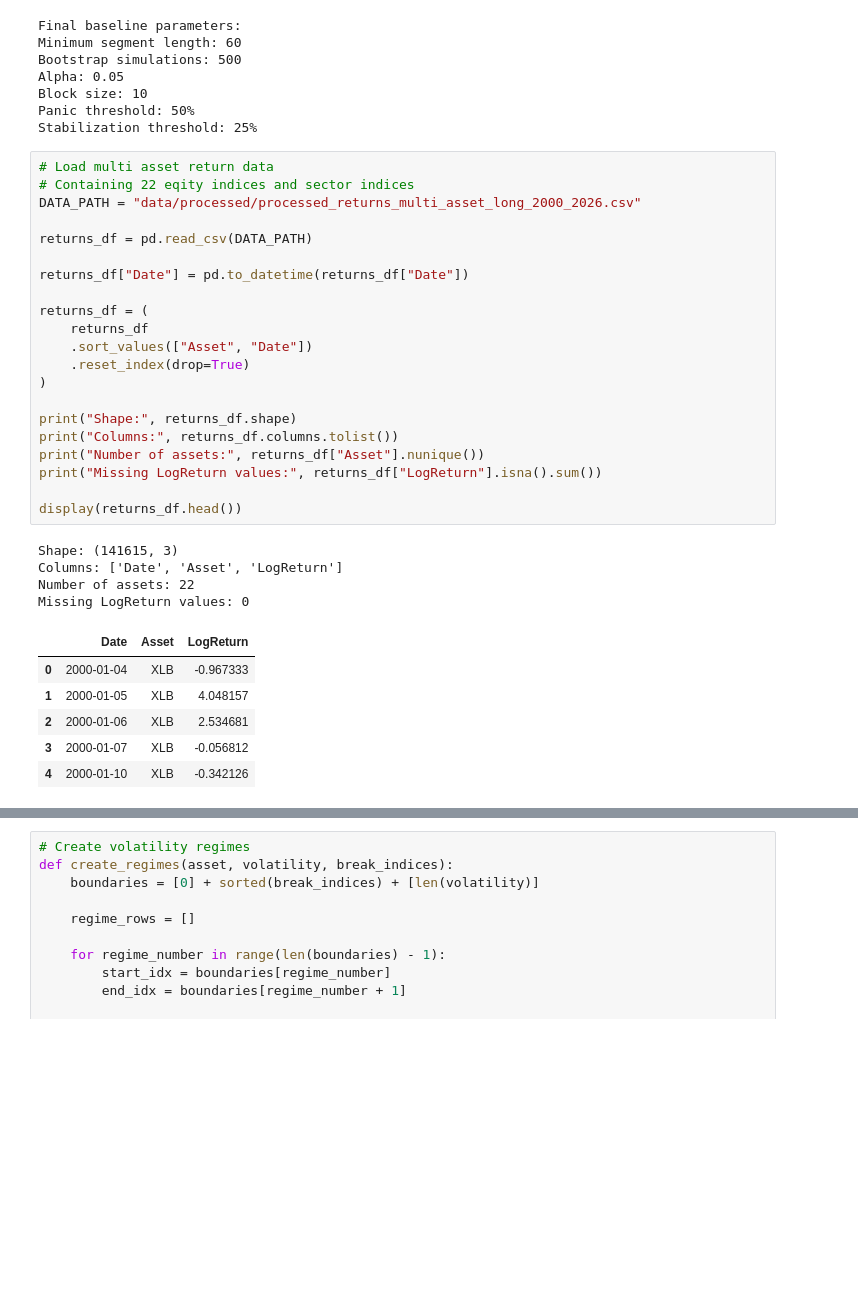
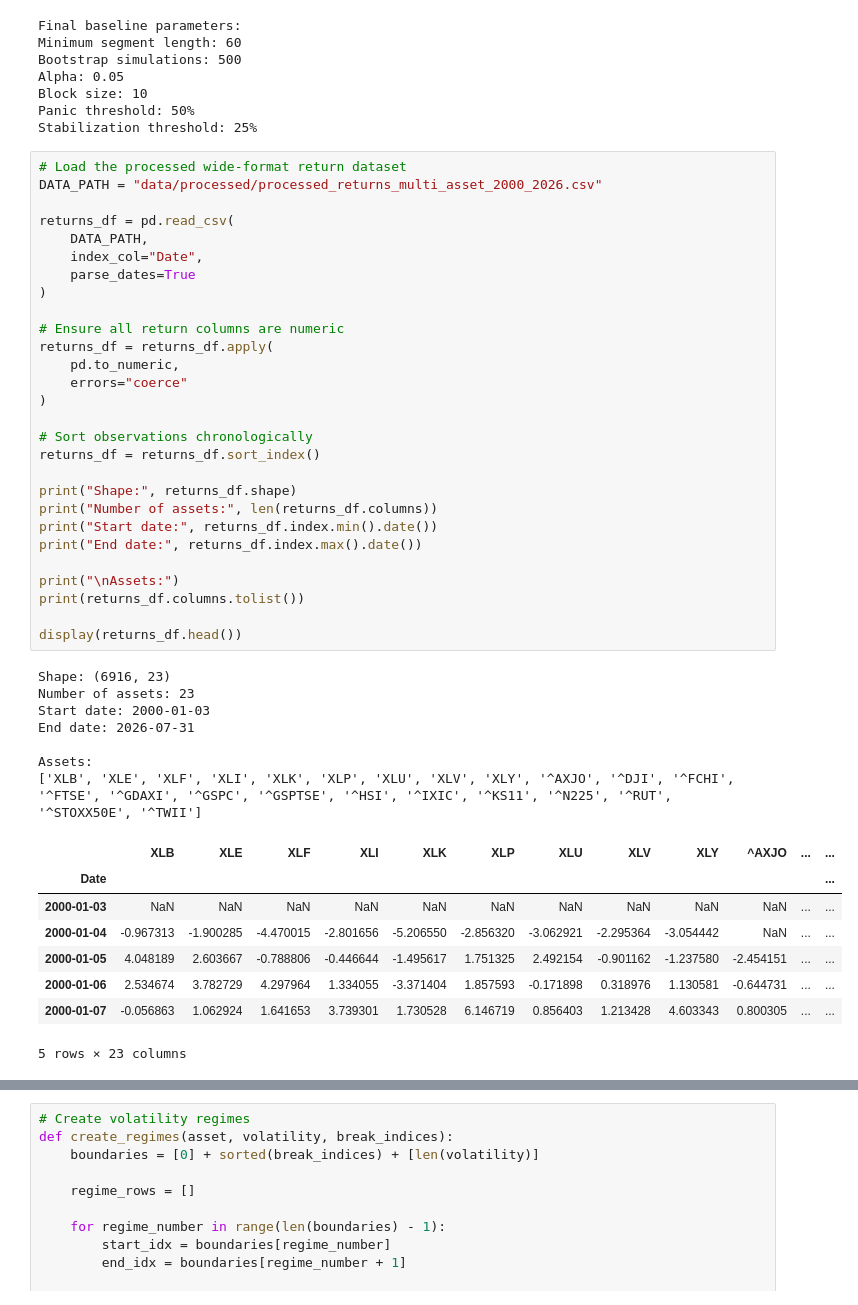
Before and after one commit to fleurclochette/Scientific-Project-SS26-Group-8, a Jupyter notebook: notebooks/03g_multi_assets_EGARCH_breakpoints.ipynb, the cells around one changed output, grey strips where cells are left out. Saved outputs shown, nothing was run; the diff lists cells and outputs as text; blank space fills up the shorter version.

```diff
--- a/notebooks/03g_multi_assets_EGARCH_breakpoints.ipynb
+++ b/notebooks/03g_multi_assets_EGARCH_breakpoints.ipynb
@@ -101,35 +105,47 @@ Block size: 10
 Panic threshold: 50%
 Stabilization threshold: 25%
 # %%
-# Load multi asset return data
-# Containing 22 eqity indices and sector indices
-DATA_PATH = "data/processed/processed_returns_multi_asset_long_2000_2026.csv"
+# Load the processed wide-format return dataset
+DATA_PATH = "data/processed/processed_returns_multi_asset_2000_2026.csv"
 
-returns_df = pd.read_csv(DATA_PATH)
-
-returns_df["Date"] = pd.to_datetime(returns_df["Date"])
-
-returns_df = (
-    returns_df
-    .sort_values(["Asset", "Date"])
-    .reset_index(drop=True)
+returns_df = pd.read_csv(
+    DATA_PATH,
+    index_col="Date",
+    parse_dates=True
 )
 
+# Ensure all return columns are numeric
+returns_df = returns_df.apply(
+    pd.to_numeric,
+    errors="coerce"
+)
+
+# Sort observations chronologically
+returns_df = returns_df.sort_index()
+
 print("Shape:", returns_df.shape)
-print("Columns:", returns_df.columns.tolist())
-print("Number of assets:", returns_df["Asset"].nunique())
-print("Missing LogReturn values:", returns_df["LogReturn"].isna().sum())
+print("Number of assets:", len(returns_df.columns))
+print("Start date:", returns_df.index.min().date())
+print("End date:", returns_df.index.max().date())
+
+print("\nAssets:")
+print(returns_df.columns.tolist())
 
 display(returns_df.head())
 # %% [output]
-Shape: (141615, 3)
-Columns: ['Date', 'Asset', 'LogReturn']
-Number of assets: 22
-Missing LogReturn values: 0
+Shape: (6916, 23)
+Number of assets: 23
+Start date: 2000-01-03
+End date: 2026-07-31
+
+Assets:
+['XLB', 'XLE', 'XLF', 'XLI', 'XLK', 'XLP', 'XLU', 'XLV', 'XLY', '^AXJO', '^DJI', '^FCHI', '^FTSE', '^GDAXI', '^GSPC', '^GSPTSE', '^HSI', '^IXIC', '^KS11', '^N225', '^RUT', '^STOXX50E', '^TWII']
-|  | Date | Asset | LogReturn |
-| 0 | 2000-01-04 | XLB | -0.967333 |
-| 1 | 2000-01-05 | XLB | 4.048157 |
-| 2 | 2000-01-06 | XLB | 2.534681 |
-| 3 | 2000-01-07 | XLB | -0.056812 |
-| 4 | 2000-01-10 | XLB | -0.342126 |
+|  | XLB | XLE | XLF | XLI | XLK | XLP | XLU | XLV | XLY | ^AXJO | ... | ... |
+| Date |  |  |  |  |  |  |  |  |  |  |  | ... |
+| 2000-01-03 | NaN | NaN | NaN | NaN | NaN | NaN | NaN | NaN | NaN | NaN | ... | ... |
+| 2000-01-04 | -0.967313 | -1.900285 | -4.470015 | -2.801656 | -5.206550 | -2.856320 | -3.062921 | -2.295364 | -3.054442 | NaN | ... | ... |
+| 2000-01-05 | 4.048189 | 2.603667 | -0.788806 | -0.446644 | -1.495617 | 1.751325 | 2.492154 | -0.901162 | -1.237580 | -2.454151 | ... | ... |
+| 2000-01-06 | 2.534674 | 3.782729 | 4.297964 | 1.334055 | -3.371404 | 1.857593 | -0.171898 | 0.318976 | 1.130581 | -0.644731 | ... | ... |
+| 2000-01-07 | -0.056863 | 1.062924 | 1.641653 | 3.739301 | 1.730528 | 6.146719 | 0.856403 | 1.213428 | 4.603343 | 0.800305 | ... | ... |
+5 rows × 23 columns
 # %%
```
Also changed, not shown: parts of 43 cells of this notebook.
